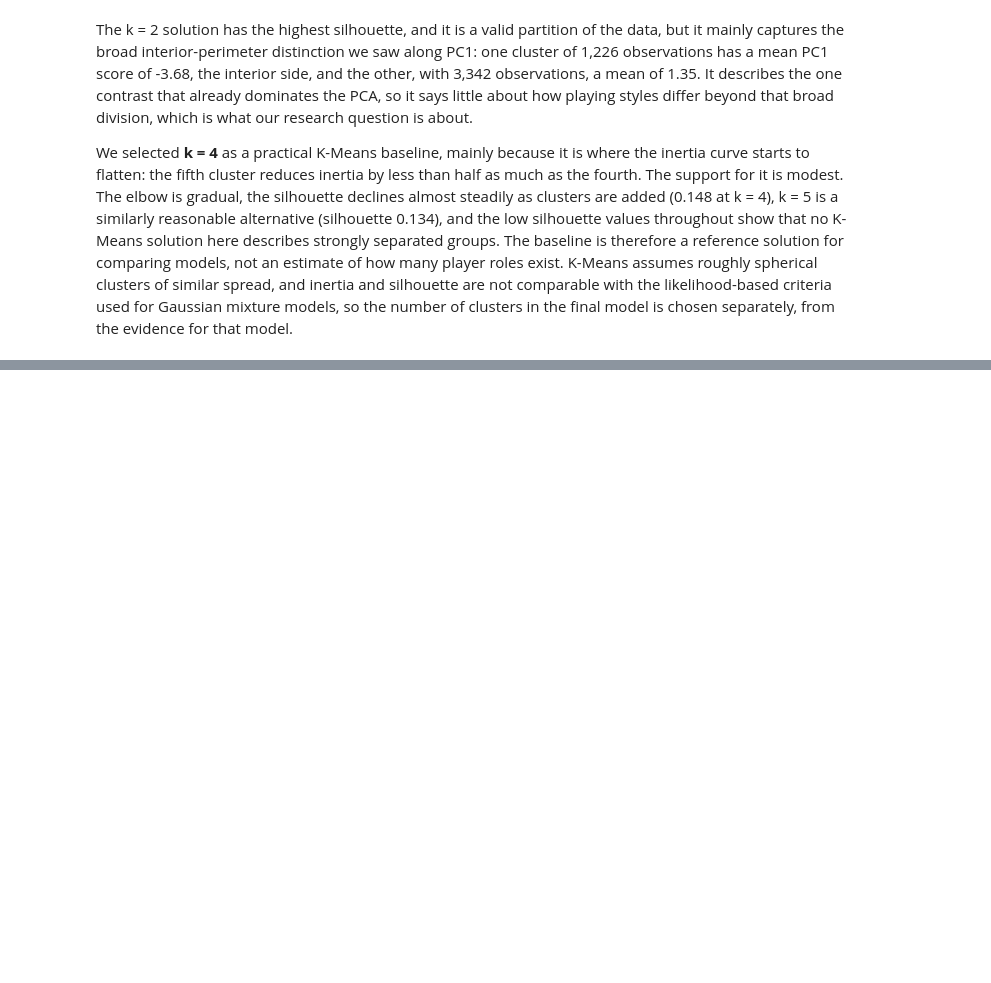
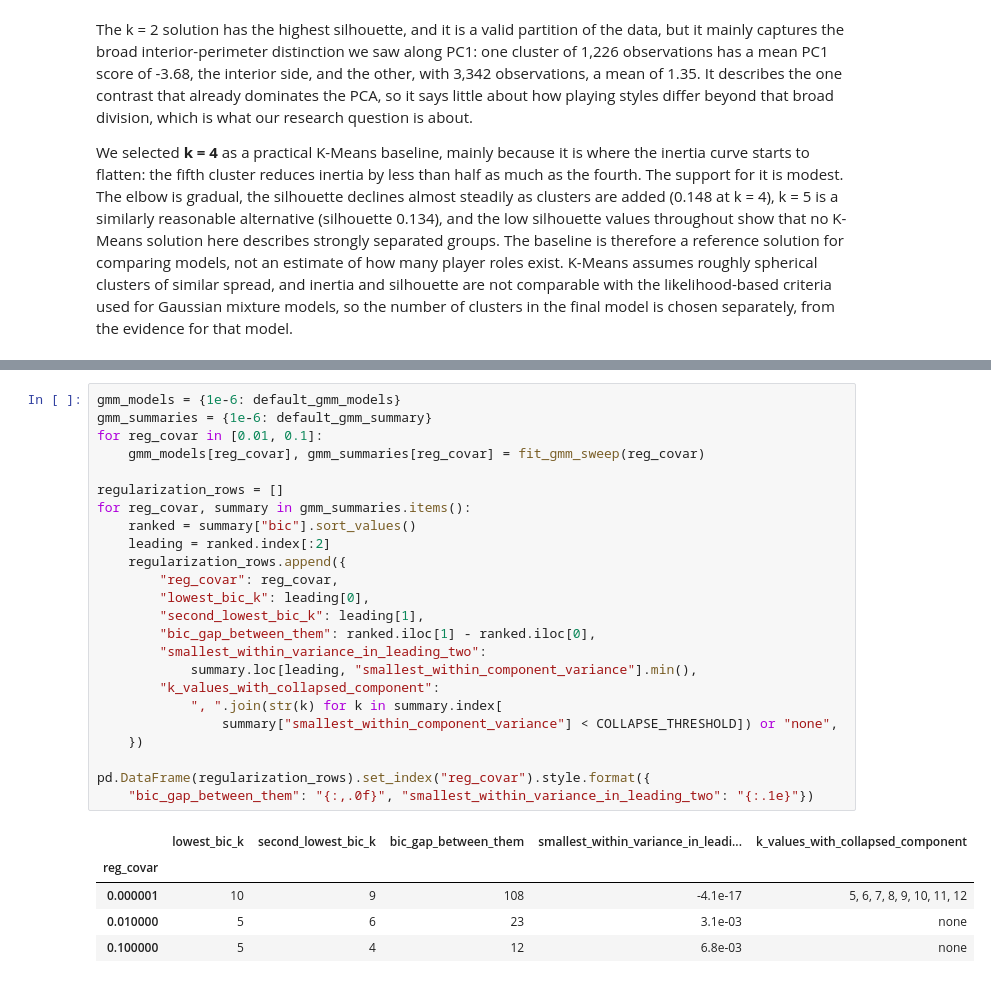
Before and after one commit to DoronWolinsky/Yuval-and-Doron-s-final-project---EuroLeague-player-roles, a Jupyter notebook: notebooks/EuroLeague_Player_Roles_Project.ipynb, the cells around one changed output, grey strips where cells are left out. Cells and saved outputs as stored; diff of their text form; blank space fills up the shorter version.

```diff
--- a/notebooks/EuroLeague_Player_Roles_Project.ipynb
+++ b/notebooks/EuroLeague_Player_Roles_Project.ipynb
@@ -2697,0 +2848,30 @@ final model is chosen separately, from the evidence for that model.
+# %%
+gmm_models = {1e-6: default_gmm_models}
+gmm_summaries = {1e-6: default_gmm_summary}
+for reg_covar in [0.01, 0.1]:
+    gmm_models[reg_covar], gmm_summaries[reg_covar] = fit_gmm_sweep(reg_covar)
+
+regularization_rows = []
+for reg_covar, summary in gmm_summaries.items():
+    ranked = summary["bic"].sort_values()
+    leading = ranked.index[:2]
+    regularization_rows.append({
+        "reg_covar": reg_covar,
+        "lowest_bic_k": leading[0],
+        "second_lowest_bic_k": leading[1],
+        "bic_gap_between_them": ranked.iloc[1] - ranked.iloc[0],
+        "smallest_within_variance_in_leading_two":
+            summary.loc[leading, "smallest_within_component_variance"].min(),
+        "k_values_with_collapsed_component":
+            ", ".join(str(k) for k in summary.index[
+                summary["smallest_within_component_variance"] < COLLAPSE_THRESHOLD]) or "none",
+    })
+
+pd.DataFrame(regularization_rows).set_index("reg_covar").style.format({
+    "bic_gap_between_them": "{:,.0f}", "smallest_within_variance_in_leading_two": "{:.1e}"})
+# %% [output]
+|  | lowest_bic_k | second_lowest_bic_k | bic_gap_between_them | smallest_within_variance_in_leadi... | k_values_with_collapsed_component |
+| reg_covar |  |  |  |  |  |
+| 0.000001 | 10 | 9 | 108 | -4.1e-17 | 5, 6, 7, 8, 9, 10, 11, 12 |
+| 0.010000 | 5 | 6 | 23 | 3.1e-03 | none |
+| 0.100000 | 5 | 4 | 12 | 6.8e-03 | none |
```
Also changed, not shown: parts of 10 cells of this notebook, 4 other files.
